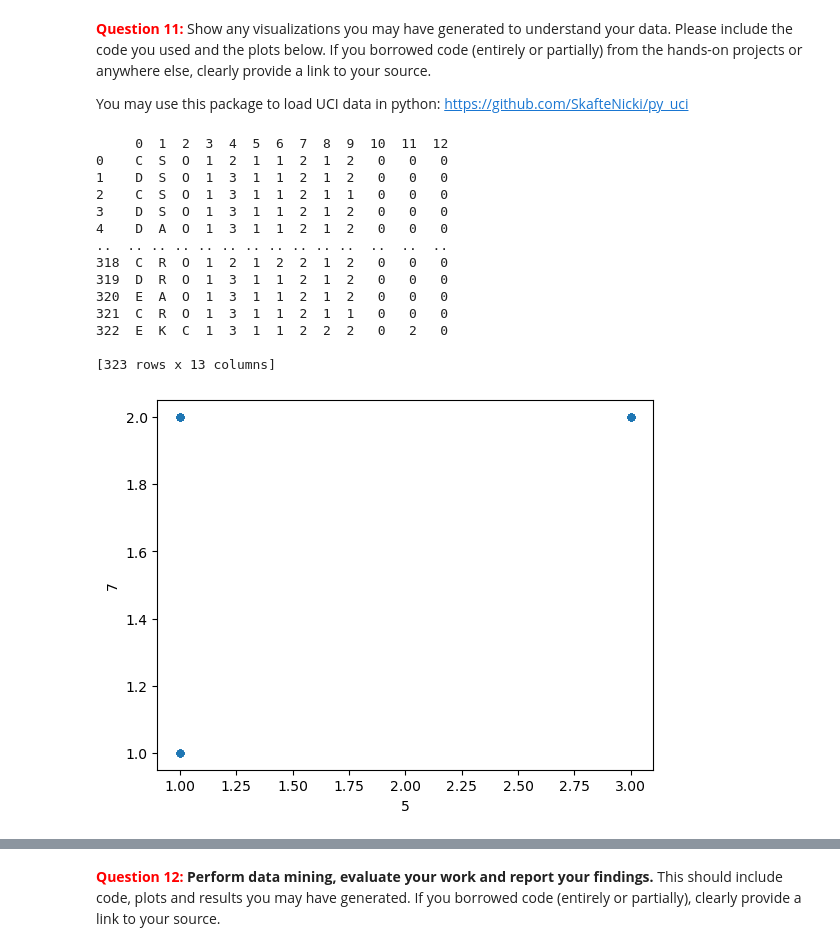
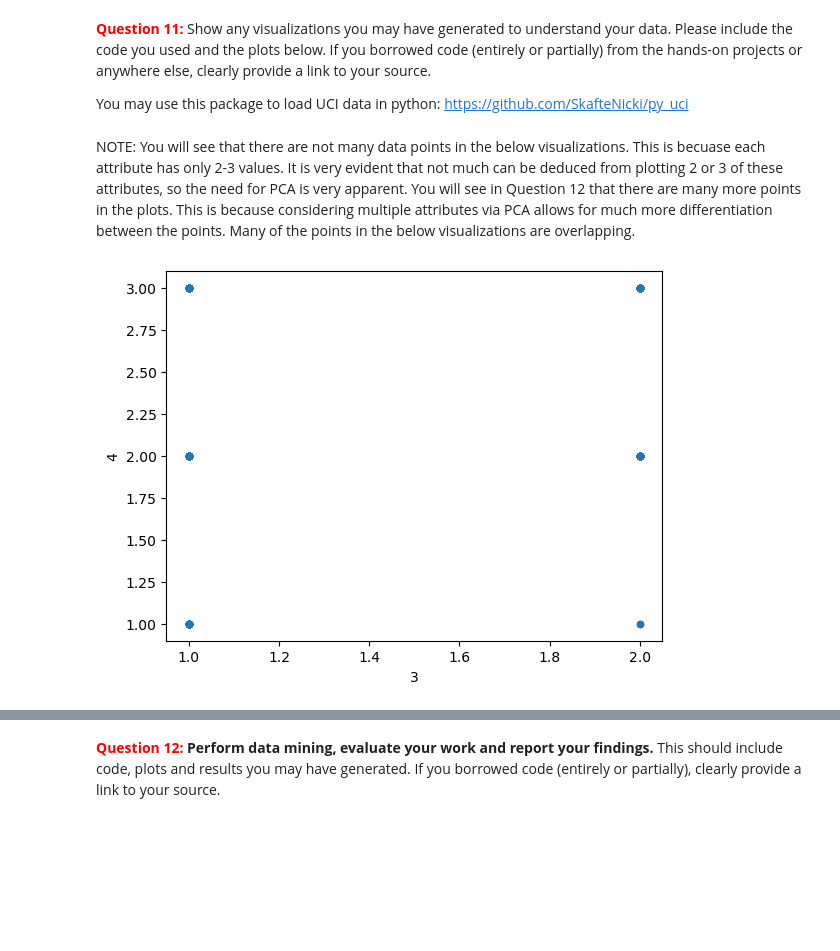
Before and after one commit to andrewstring/intelligent-data-analysis-final-project, a Jupyter notebook: Hands-on Project.ipynb, the cells around one changed output, grey strips where cells are left out. Drawn from its saved outputs; the diff is of its cells as text; code cells hidden in the pictures; blank space fills up the shorter version.

Commit message:
updated 3d visualization question 11

```diff
--- a/Hands-on Project.ipynb
+++ b/Hands-on Project.ipynb
@@ -56,6 +56,8 @@ Same as Question 9
 <span style="color:red">**Question 11:** </span> Show any visualizations you may have generated to understand your data. Please include the code you used and the plots below. If you borrowed code (entirely or partially) from the hands-on projects or anywhere else, clearly provide a link to your source.
 
 You may use this package to load UCI data in python: https://github.com/SkafteNicki/py_uci
+# %% [markdown]
+NOTE: You will see that there are not many data points in the below visualizations. This is becuase each attribute has only 2-3 values. It is very evident that not much can be deduced from plotting 2 or 3 of these attributes, so the need for PCA is very apparent. You will see in Question 12 that there are many more points in the plots. This is because considering multiple attributes via PCA allows for much more differentiation between the points. Many of the points in the below visualizations are overlapping.
 # %%
 import matplotlib.pyplot as plt
 import matplotlib.cm as cm
@@ -70,23 +72,8 @@ import os.path
 # %%
 
 df = pd.read_csv("./flare-data/newflare.data1",header=None,names=["0","1","2","3","4","5","6","7","8","9","10","11","12"])
-print(df)
 
-df.plot.scatter(x="5",y="7")
+df.plot.scatter(x="3",y="4")
 plt.show()
 # %% [output]
-     0  1  2  3  4  5  6  7  8  9  10  11  12
-0    C  S  O  1  2  1  1  2  1  2   0   0   0
-1    D  S  O  1  3  1  1  2  1  2   0   0   0
-2    C  S  O  1  3  1  1  2  1  1   0   0   0
-3    D  S  O  1  3  1  1  2  1  2   0   0   0
-4    D  A  O  1  3  1  1  2  1  2   0   0   0
-..  .. .. .. .. .. .. .. .. .. ..  ..  ..  ..
-318  C  R  O  1  2  1  2  2  1  2   0   0   0
-319  D  R  O  1  3  1  1  2  1  2   0   0   0
-320  E  A  O  1  3  1  1  2  1  2   0   0   0
-321  C  R  O  1  3  1  1  2  1  1   0   0   0
-322  E  K  C  1  3  1  1  2  2  2   0   2   0
-
-[323 rows x 13 columns]
-[figure, old version]
+[figure, new version]
```
Also changed, not shown: parts of 5 cells of this notebook.
